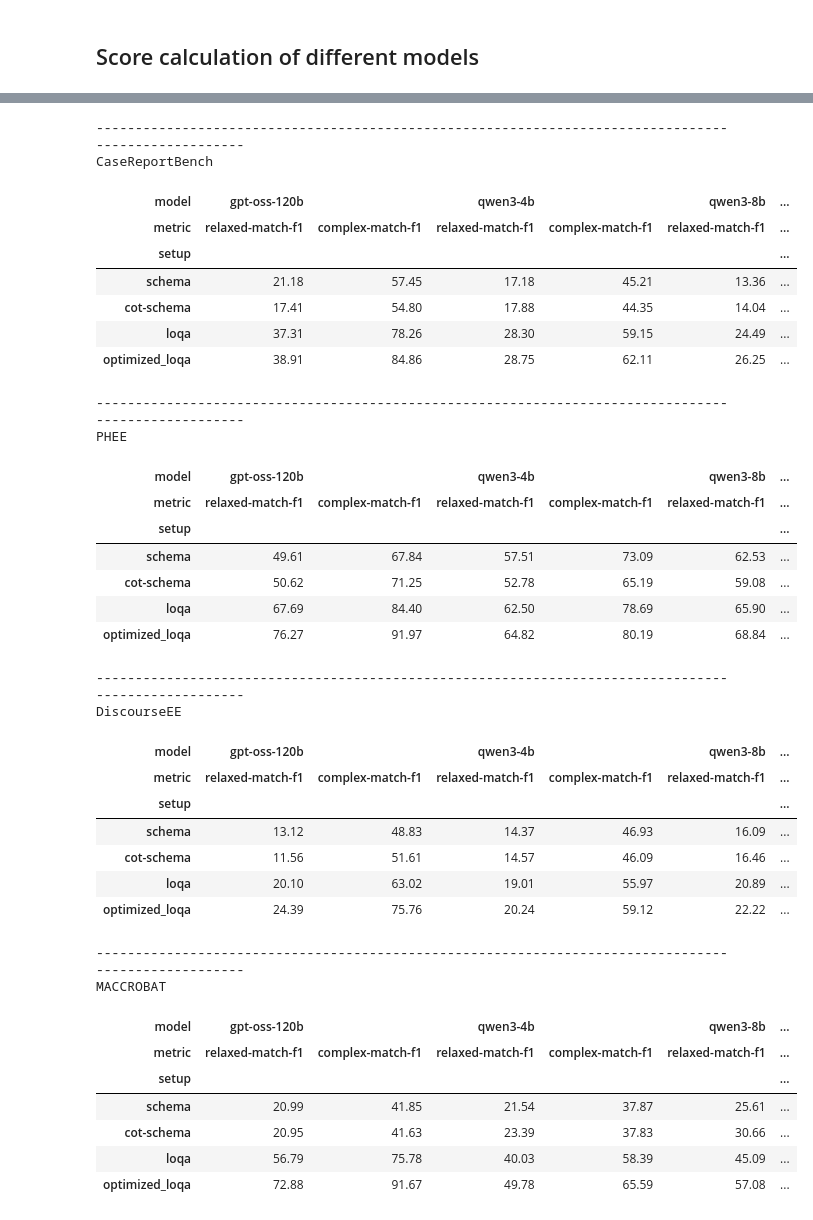
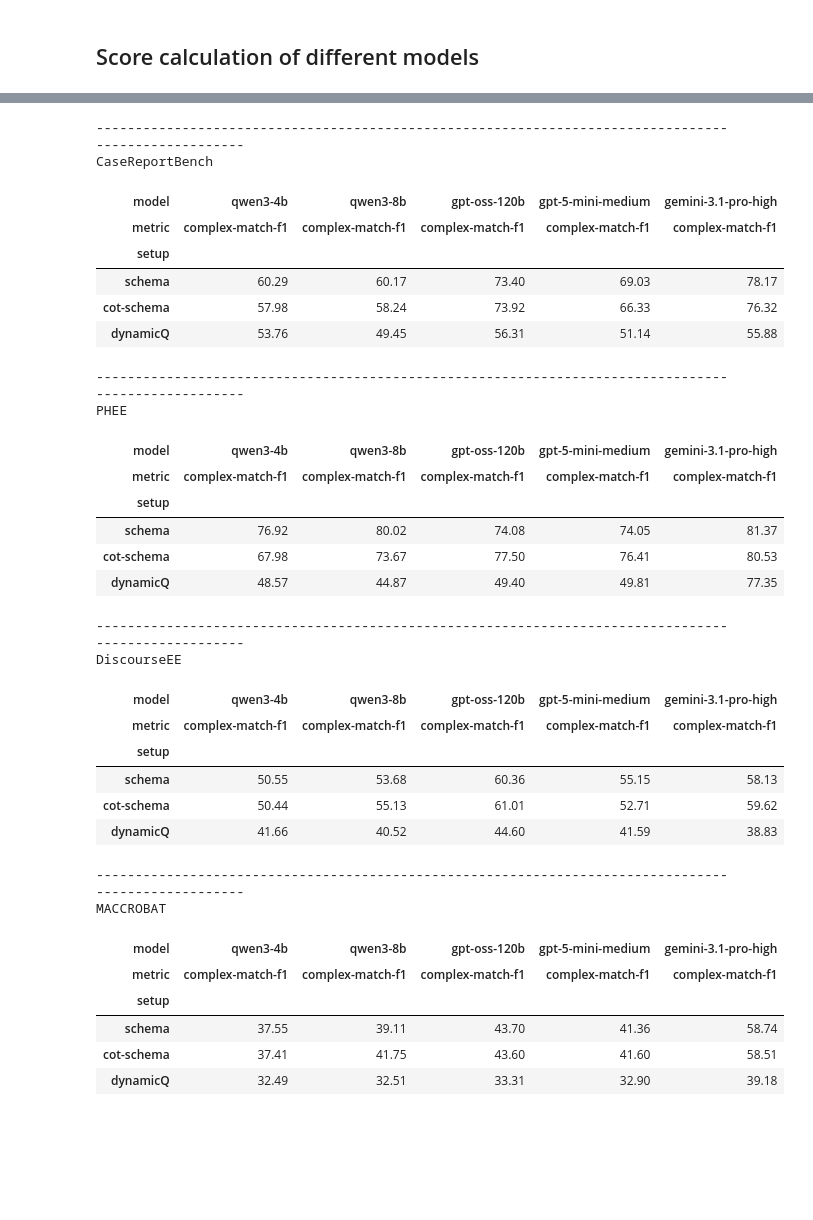
Before and after one commit to sahaslab/LoQA, a Jupyter notebook: Code/xDev/check-scores-1.ipynb, the cells around one changed output, grey strips where cells are left out. Drawn from its saved outputs; the diff is of its cells as text; code cells hidden in the pictures; blank space fills up the shorter version.

```diff
--- a/Code/xDev/check-scores-1.ipynb
+++ b/Code/xDev/check-scores-1.ipynb
@@ -18,81 +107,92 @@ MODELS = PD_Models
 # %%
 from pathlib import Path
+
+import json
+from pathlib import Path
+
+import pandas as pd
+from IPython.display import display
+
+DATASETS = ["CaseReportBench", "PHEE", "DiscourseEE", "MACCROBAT"]
+QG_Models = ["gpt-oss-120b"]
+PD_Models = [ "qwen3-4b", "qwen3-8b", "gpt-oss-120b", "gpt-5-mini-medium", "gemini-3.1-pro-high"]
+
+OUTPUTS_SC_DIR = "/dartfs/rc/home/j/f006f3j/lab/omar/LoQA/Outputs/sc"
+
+SETUPS = ["schema", "cot-schema", "dynamicQ"] #, "loqa", "optimized_loqa"
+MODELS = PD_Models
 
 
 def load_scores(dataset: str, setup: str, model: str):
     """Return (relaxed_f1, complex_f1) for a given config, or (None, None) if missing."""
     base_dir = Path(OUTPUTS_SC_DIR) / dataset
 
-    if setup in {"schema", "cot-schema"}:
-        filename = f"{setup}-{model}-zs-v0-{dataset}-gold-test-{model}-zs-v0.json"
-    else:  # loqa / optimized_loqa: QG model is fixed to gpt-oss-120b
-        qg_model = "gpt-oss-120b"
-        filename = f"{setup}-{qg_model}-zs-v0-{dataset}-gold-test-{model}-zs-v0.json"
+    # if setup in {"schema", "cot-schema"}:
+    #     filename = f"{setup}-{model}-zs-v0-{dataset}-gold-test-{model}-zs-v0.json"
+    # else:  # loqa / optimized_loqa: QG model is fixed to gpt-oss-120b
+    qg_model = "gpt-oss-120b"
+    filename = f"{setup}-{qg_model}-zs-v0-{dataset}-test-{model}-zs-v0.json"
 
     path = base_dir / filename
     if not path.exists():
         return None, None
 
     with path.open("r") as f:
         data = json.load(f).get("overall", {})
 
     relaxed_f1 = data.get("relaxed-match-f1")
     complex_f1 = data.get("complex-match-f1")
     return relaxed_f1, complex_f1
 
 
 for dataset in DATASETS:
     rows = []
     for setup in SETUPS:
         row = {"setup": setup}
         for model in MODELS:
             relaxed, complex_ = load_scores(dataset, setup, model)
-            row[(model, "relaxed-match-f1")] = relaxed
+            #row[(model, "relaxed-match-f1")] = relaxed
             row[(model, "complex-match-f1")] = complex_
         rows.append(row)
 
     df = pd.DataFrame(rows).set_index("setup")
 
     # Convert dict-style columns to a proper MultiIndex: (model, metric)
     df.columns = pd.MultiIndex.from_tuples(df.columns, names=["model", "metric"])
 
     print("-" * 100)
     print(dataset)
     display(df.round(2))
 # %% [output]
 ----------------------------------------------------------------------------------------------------
 CaseReportBench
-| model | gpt-oss-120b |  | qwen3-4b |  | qwen3-8b | ... |
-| metric | relaxed-match-f1 | complex-match-f1 | relaxed-match-f1 | complex-match-f1 | relaxed-match-f1 | ... |
-| setup |  |  |  |  |  | ... |
-| schema | 21.18 | 57.45 | 17.18 | 45.21 | 13.36 | ... |
-| cot-schema | 17.41 | 54.80 | 17.88 | 44.35 | 14.04 | ... |
-| loqa | 37.31 | 78.26 | 28.30 | 59.15 | 24.49 | ... |
-| optimized_loqa | 38.91 | 84.86 | 28.75 | 62.11 | 26.25 | ... |
+| model | qwen3-4b | qwen3-8b | gpt-oss-120b | gpt-5-mini-medium | gemini-3.1-pro-high |
+| metric | complex-match-f1 | complex-match-f1 | complex-match-f1 | complex-match-f1 | complex-match-f1 |
+| setup |  |  |  |  |  |
+| schema | 60.29 | 60.17 | 73.40 | 69.03 | 78.17 |
+| cot-schema | 57.98 | 58.24 | 73.92 | 66.33 | 76.32 |
+| dynamicQ | 53.76 | 49.45 | 56.31 | 51.14 | 55.88 |
 ----------------------------------------------------------------------------------------------------
 PHEE
-| model | gpt-oss-120b |  | qwen3-4b |  | qwen3-8b | ... |
-| metric | relaxed-match-f1 | complex-match-f1 | relaxed-match-f1 | complex-match-f1 | relaxed-match-f1 | ... |
-| setup |  |  |  |  |  | ... |
-| schema | 49.61 | 67.84 | 57.51 | 73.09 | 62.53 | ... |
-| cot-schema | 50.62 | 71.25 | 52.78 | 65.19 | 59.08 | ... |
-| loqa | 67.69 | 84.40 | 62.50 | 78.69 | 65.90 | ... |
-| optimized_loqa | 76.27 | 91.97 | 64.82 | 80.19 | 68.84 | ... |
+| model | qwen3-4b | qwen3-8b | gpt-oss-120b | gpt-5-mini-medium | gemini-3.1-pro-high |
+| metric | complex-match-f1 | complex-match-f1 | complex-match-f1 | complex-match-f1 | complex-match-f1 |
+| setup |  |  |  |  |  |
+| schema | 76.92 | 80.02 | 74.08 | 74.05 | 81.37 |
+| cot-schema | 67.98 | 73.67 | 77.50 | 76.41 | 80.53 |
+| dynamicQ | 48.57 | 44.87 | 49.40 | 49.81 | 77.35 |
 ----------------------------------------------------------------------------------------------------
 DiscourseEE
-| model | gpt-oss-120b |  | qwen3-4b |  | qwen3-8b | ... |
-| metric | relaxed-match-f1 | complex-match-f1 | relaxed-match-f1 | complex-match-f1 | relaxed-match-f1 | ... |
-| setup |  |  |  |  |  | ... |
-| schema | 13.12 | 48.83 | 14.37 | 46.93 | 16.09 | ... |
-| cot-schema | 11.56 | 51.61 | 14.57 | 46.09 | 16.46 | ... |
-| loqa | 20.10 | 63.02 | 19.01 | 55.97 | 20.89 | ... |
-| optimized_loqa | 24.39 | 75.76 | 20.24 | 59.12 | 22.22 | ... |
+| model | qwen3-4b | qwen3-8b | gpt-oss-120b | gpt-5-mini-medium | gemini-3.1-pro-high |
+| metric | complex-match-f1 | complex-match-f1 | complex-match-f1 | complex-match-f1 | complex-match-f1 |
+| setup |  |  |  |  |  |
+| schema | 50.55 | 53.68 | 60.36 | 55.15 | 58.13 |
+| cot-schema | 50.44 | 55.13 | 61.01 | 52.71 | 59.62 |
+| dynamicQ | 41.66 | 40.52 | 44.60 | 41.59 | 38.83 |
 ----------------------------------------------------------------------------------------------------
 MACCROBAT
-| model | gpt-oss-120b |  | qwen3-4b |  | qwen3-8b | ... |
-| metric | relaxed-match-f1 | complex-match-f1 | relaxed-match-f1 | complex-match-f1 | relaxed-match-f1 | ... |
-| setup |  |  |  |  |  | ... |
-| schema | 20.99 | 41.85 | 21.54 | 37.87 | 25.61 | ... |
-| cot-schema | 20.95 | 41.63 | 23.39 | 37.83 | 30.66 | ... |
-| loqa | 56.79 | 75.78 | 40.03 | 58.39 | 45.09 | ... |
-| optimized_loqa | 72.88 | 91.67 | 49.78 | 65.59 | 57.08 | ... |
+| model | qwen3-4b | qwen3-8b | gpt-oss-120b | gpt-5-mini-medium | gemini-3.1-pro-high |
+| metric | complex-match-f1 | complex-match-f1 | complex-match-f1 | complex-match-f1 | complex-match-f1 |
+| setup |  |  |  |  |  |
+| schema | 37.55 | 39.11 | 43.70 | 41.36 | 58.74 |
+| cot-schema | 37.41 | 41.75 | 43.60 | 41.60 | 58.51 |
+| dynamicQ | 32.49 | 32.51 | 33.31 | 32.90 | 39.18 |
```
Also changed, not shown: parts of 21 cells of this notebook, 43 other files.
